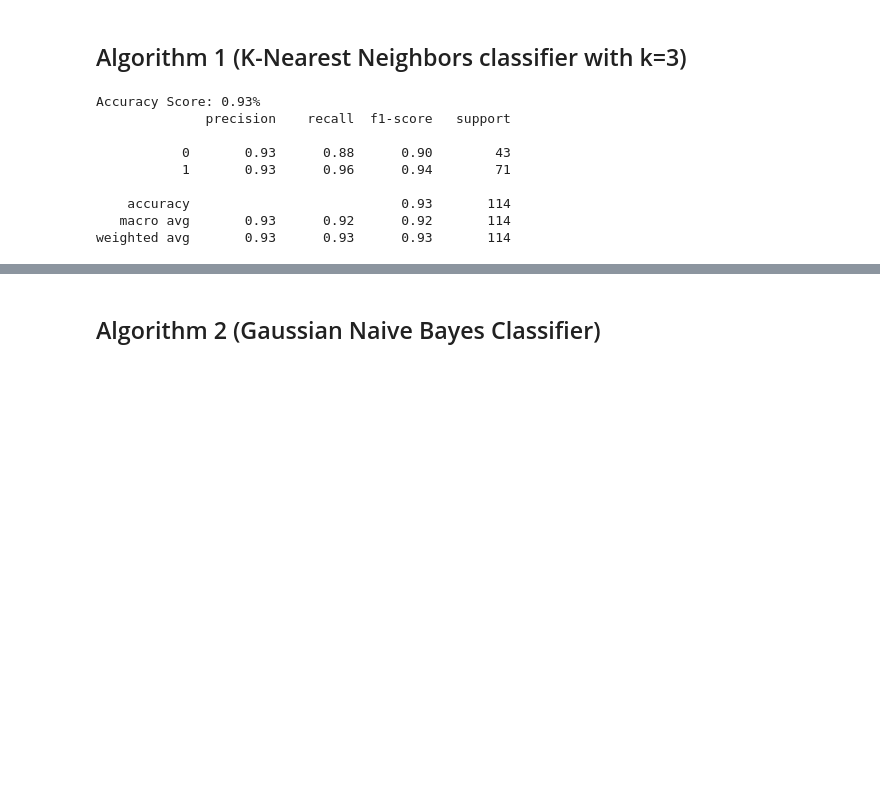
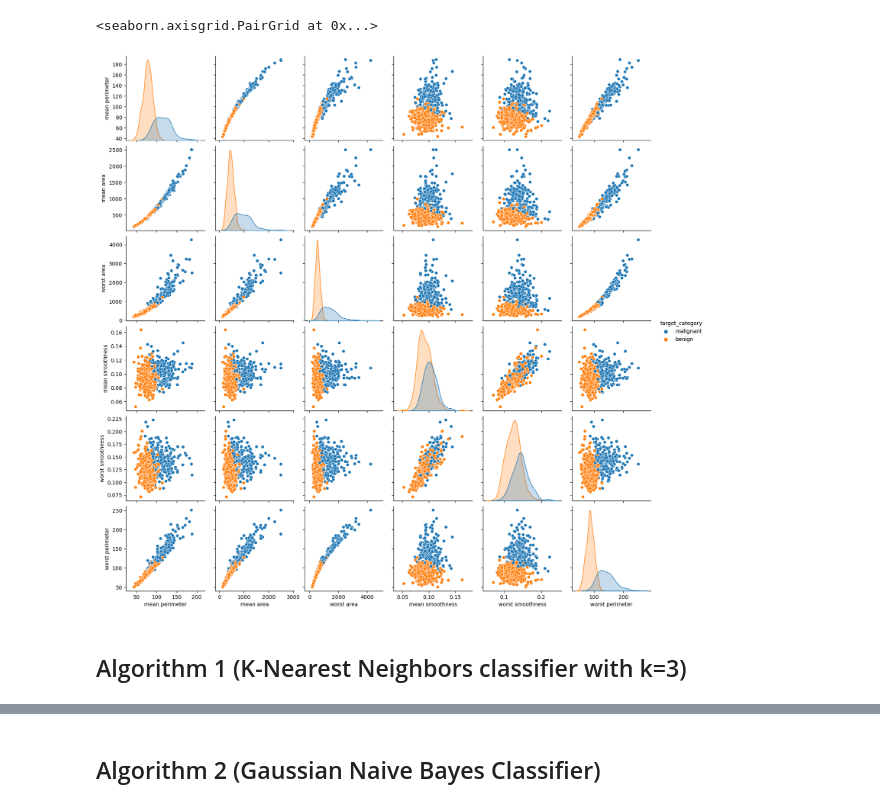
Before and after one commit to nwstetson/FDS-CourseTwo, a Jupyter notebook: PythonTutorials/Final Project.ipynb, the cells around one changed output, grey strips where cells are left out. Cells and saved outputs as stored; diff of their text form; code cells hidden in the pictures; blank space fills up the shorter version.

```diff
--- a/PythonTutorials/Final Project.ipynb
+++ b/PythonTutorials/Final Project.ipynb
@@ -45,0 +37,7 @@ X_train, X_test, y_train, y_test = train_test_split(X, y, test_size=0.2, random_
+# %%
+# get a sneak peek of how different variables correlate
+sub_cols = ['mean perimeter', 'mean area', 'worst area',  'mean smoothness', 'worst smoothness', 'worst perimeter']
+sns.pairplot(df, hue = 'target_category', vars = sub_cols)
+# %% [output]
+<seaborn.axisgrid.PairGrid at 0x...>
+[figure, added]
@@ -46,7 +49,7 @@ X_train, X_test, y_train, y_test = train_test_split(X, y, test_size=0.2, random_
 # %% [markdown]
 ## Algorithm 1 (K-Nearest Neighbors classifier with k=3)
 # %%
-# Make algorithm
+# Make algorithm 1
 from sklearn.neighbors import KNeighborsClassifier
 k = 3
 knn = KNeighborsClassifier(n_neighbors=k)
@@ -56,24 +59,3 @@ knn.fit(X_train, y_train)
 
 # Predict new values
 y_pred = knn.predict(X_test)
-
-# Compare test data with predicted values
-acc_score = accuracy_score(y_test, y_pred)
-print(f"Accuracy Score: {acc_score:.2f}%")
-
-# Make  classification report
-cls_report = classification_report(y_test, y_pred)
-print(cls_report)
-
-
-# find best 2 variables
-# %% [output]
-Accuracy Score: 0.93%
-              precision    recall  f1-score   support
-
-           0       0.93      0.88      0.90        43
-           1       0.93      0.96      0.94        71
-
-    accuracy                           0.93       114
-   macro avg       0.93      0.92      0.92       114
-weighted avg       0.93      0.93      0.93       114
```
Also changed, not shown: parts of 21 cells of this notebook.
